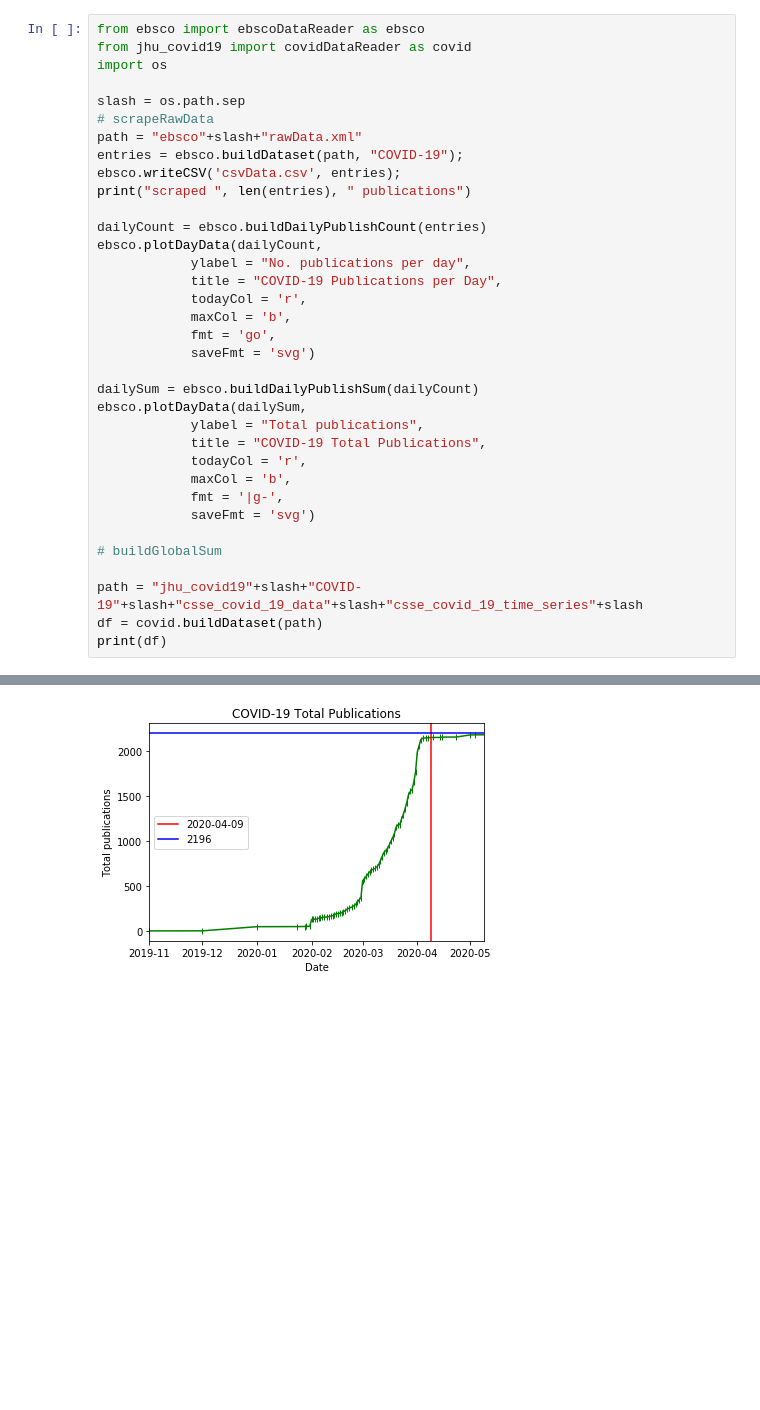
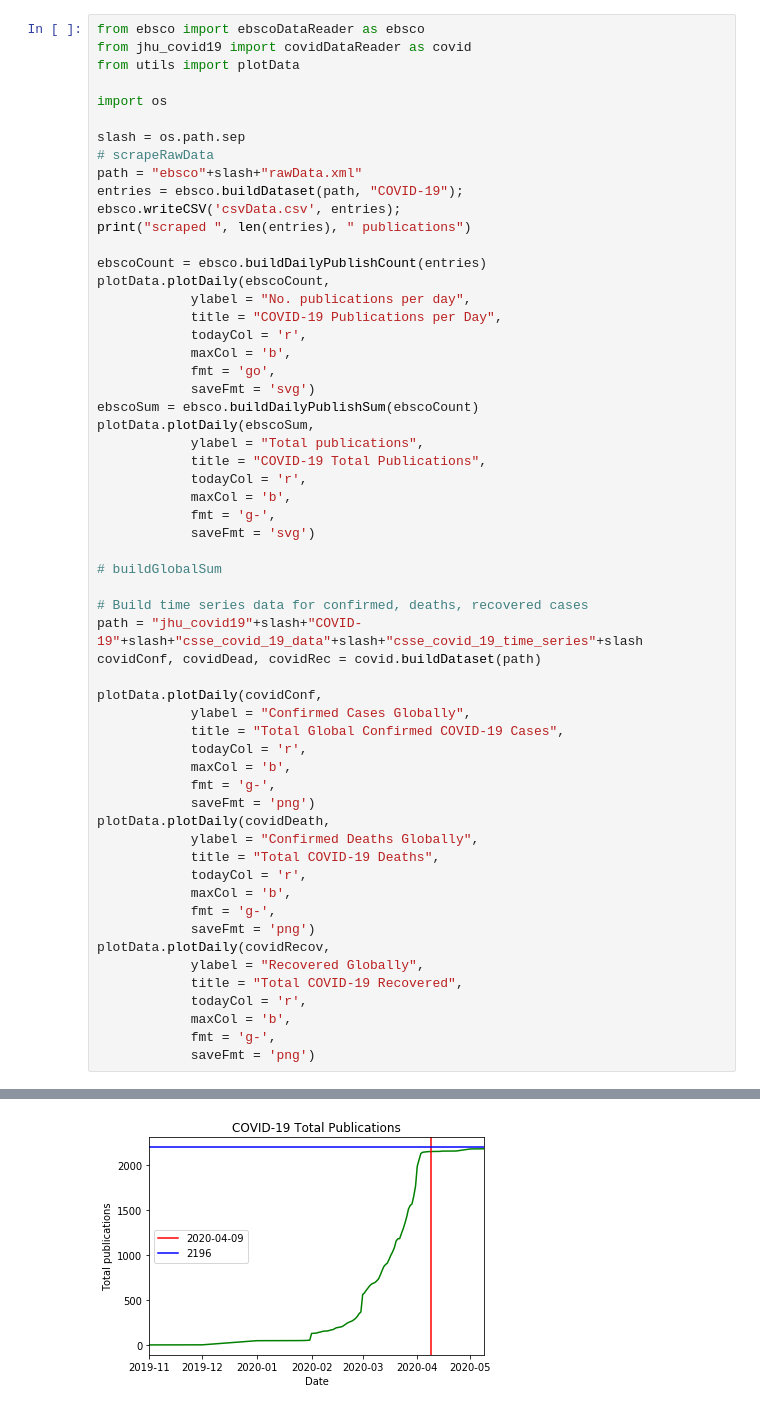
Before and after one commit to jacobwells97/COVID19PublicationDataset, a Jupyter notebook: poolData.ipynb, the cells around one changed output, grey strips where cells are left out. Drawn from its saved outputs; the diff is of its cells as text; blank space fills up the shorter version.

Commit message:
Updated readers Made COVID-19 data figures

```diff
--- a/poolData.ipynb
+++ b/poolData.ipynb
@@ -1,39 +1,62 @@
 # %%
 from ebsco import ebscoDataReader as ebsco
 from jhu_covid19 import covidDataReader as covid
+from utils import plotData
+
 import os
 
 slash = os.path.sep
 # scrapeRawData
 path = "ebsco"+slash+"rawData.xml"
 entries = ebsco.buildDataset(path, "COVID-19");
 ebsco.writeCSV('csvData.csv', entries);
 print("scraped ", len(entries), " publications")
 
-dailyCount = ebsco.buildDailyPublishCount(entries)
-ebsco.plotDayData(dailyCount,
+ebscoCount = ebsco.buildDailyPublishCount(entries)
+plotData.plotDaily(ebscoCount,
             ylabel = "No. publications per day",
             title = "COVID-19 Publications per Day",
             todayCol = 'r',
             maxCol = 'b',
             fmt = 'go',
             saveFmt = 'svg')
-
-dailySum = ebsco.buildDailyPublishSum(dailyCount)
-ebsco.plotDayData(dailySum,
+ebscoSum = ebsco.buildDailyPublishSum(ebscoCount)
+plotData.plotDaily(ebscoSum,
             ylabel = "Total publications",
             title = "COVID-19 Total Publications",
             todayCol = 'r',
             maxCol = 'b',
-            fmt = '|g-',
+            fmt = 'g-',
             saveFmt = 'svg')
 
 # buildGlobalSum
 
+# Build time series data for confirmed, deaths, recovered cases
 path = "jhu_covid19"+slash+"COVID-19"+slash+"csse_covid_19_data"+slash+"csse_covid_19_time_series"+slash
-df = covid.buildDataset(path)
-print(df)
+covidConf, covidDead, covidRec = covid.buildDataset(path)
+
+plotData.plotDaily(covidConf,
+            ylabel = "Confirmed Cases Globally",
+            title = "Total Global Confirmed COVID-19 Cases",
+            todayCol = 'r',
+            maxCol = 'b',
+            fmt = 'g-',
+            saveFmt = 'png')
+plotData.plotDaily(covidDeath,
+            ylabel = "Confirmed Deaths Globally",
+            title = "Total COVID-19 Deaths",
+            todayCol = 'r',
+            maxCol = 'b',
+            fmt = 'g-',
+            saveFmt = 'png')
+plotData.plotDaily(covidRecov,
+            ylabel = "Recovered Globally",
+            title = "Total COVID-19 Recovered",
+            todayCol = 'r',
+            maxCol = 'b',
+            fmt = 'g-',
+            saveFmt = 'png')
 # %% [output]
 scraped  2196  publications
 [figure]
-[figure, old version]
+[figure, new version]
```
Also changed, not shown: parts of 1 cell of this notebook, 11 other files.
